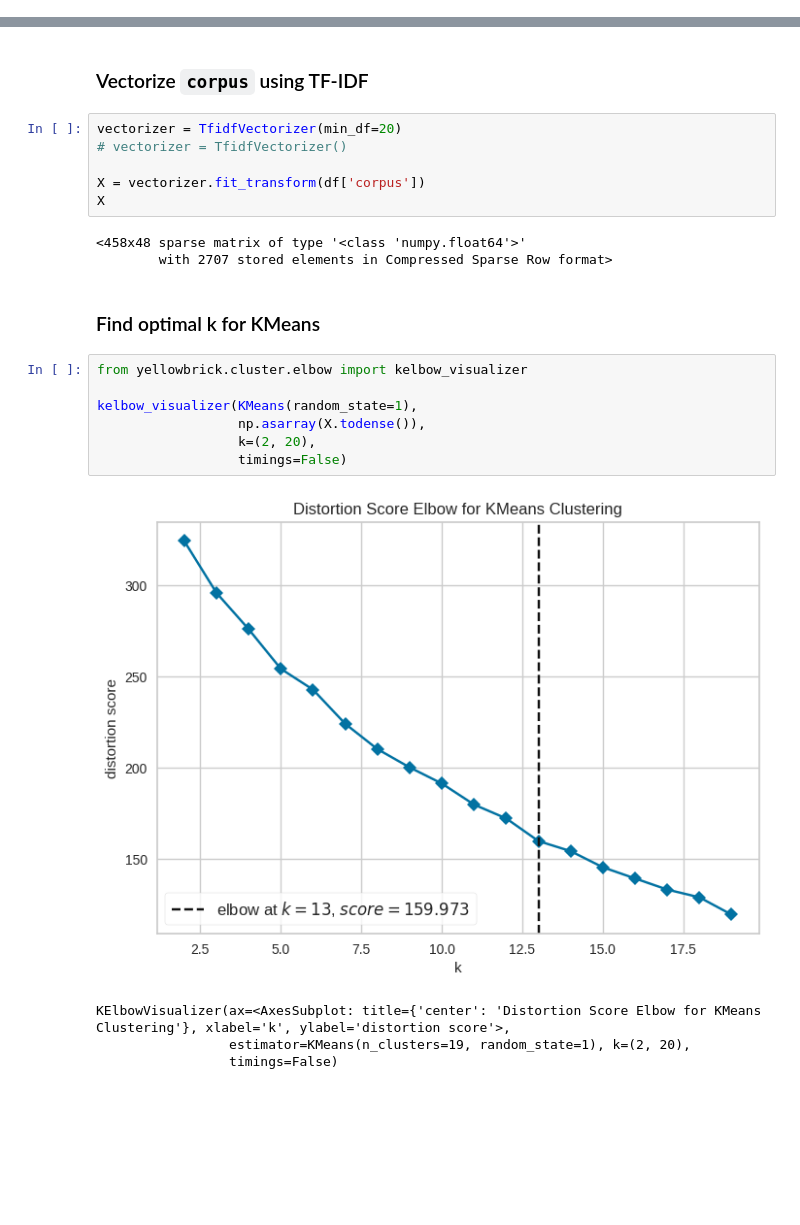
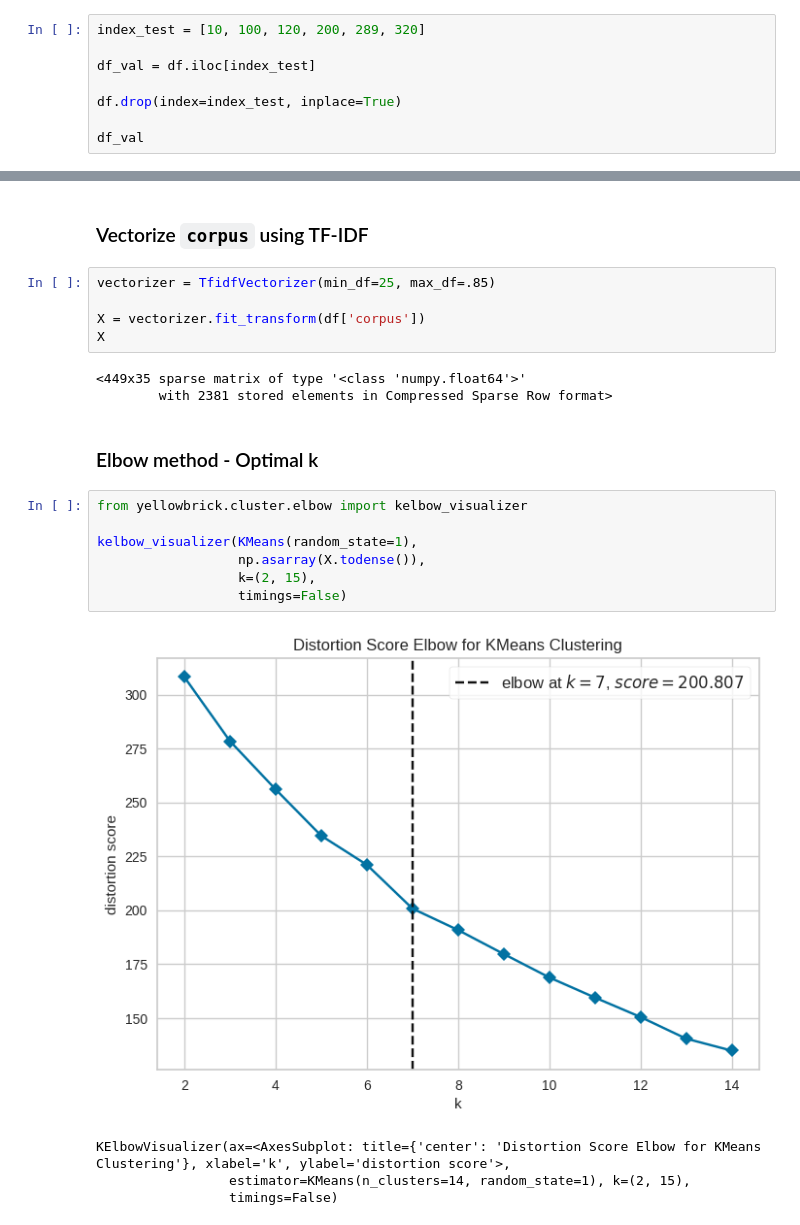
Before and after one commit to costasmexis/phd, a Jupyter notebook: scrap/scrap_similarity.ipynb, the cells around one changed output, grey strips where cells are left out. Drawn from its saved outputs; the diff is of its cells as text; blank space fills up the shorter version.

```diff
--- a/scrap/scrap_similarity.ipynb
+++ b/scrap/scrap_similarity.ipynb
@@ -264,0 +270,8 @@ Every row is a different scrap type.
+# %%
+index_test = [10, 100, 120, 200, 289, 320]
+
+df_val = df.iloc[index_test]
+
+df.drop(index=index_test, inplace=True)
+
+df_val
@@ -265,25 +286,24 @@ Every row is a different scrap type.
 # %% [markdown]
 ### Vectorize `corpus` using TF-IDF
 # %%
-vectorizer = TfidfVectorizer(min_df=20)
-# vectorizer = TfidfVectorizer()
+vectorizer = TfidfVectorizer(min_df=25, max_df=.85)
 
 X = vectorizer.fit_transform(df['corpus'])
 X
 # %% [output]
-<458x48 sparse matrix of type '<class 'numpy.float64'>'
-        with 2707 stored elements in Compressed Sparse Row format>
+<449x35 sparse matrix of type '<class 'numpy.float64'>'
+        with 2381 stored elements in Compressed Sparse Row format>
 # %% [markdown]
-### Find optimal k for KMeans
+### Elbow method - Optimal k
 # %%
 from yellowbrick.cluster.elbow import kelbow_visualizer
 
 kelbow_visualizer(KMeans(random_state=1),
                   np.asarray(X.todense()),
-                  k=(2, 20),
+                  k=(2, 15),
                   timings=False)
 # %% [output]
-[figure, old version]
+[figure, new version]
 KElbowVisualizer(ax=<AxesSubplot: title={'center': 'Distortion Score Elbow for KMeans Clustering'}, xlabel='k', ylabel='distortion score'>,
-                 estimator=KMeans(n_clusters=19, random_state=1), k=(2, 20),
+                 estimator=KMeans(n_clusters=14, random_state=1), k=(2, 15),
                  timings=False)
```
Also changed, not shown: parts of 38 cells of this notebook, 2 other files.
